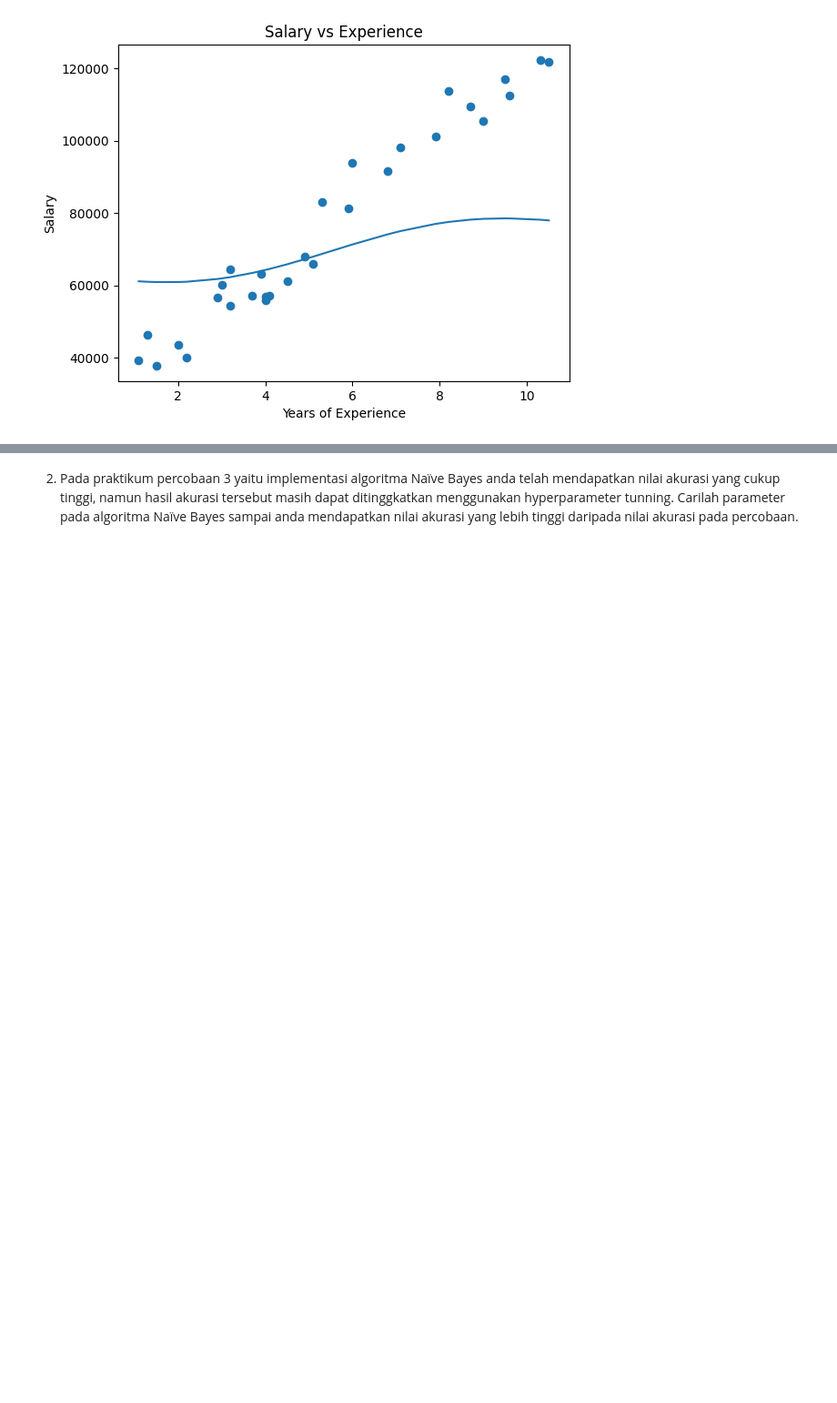
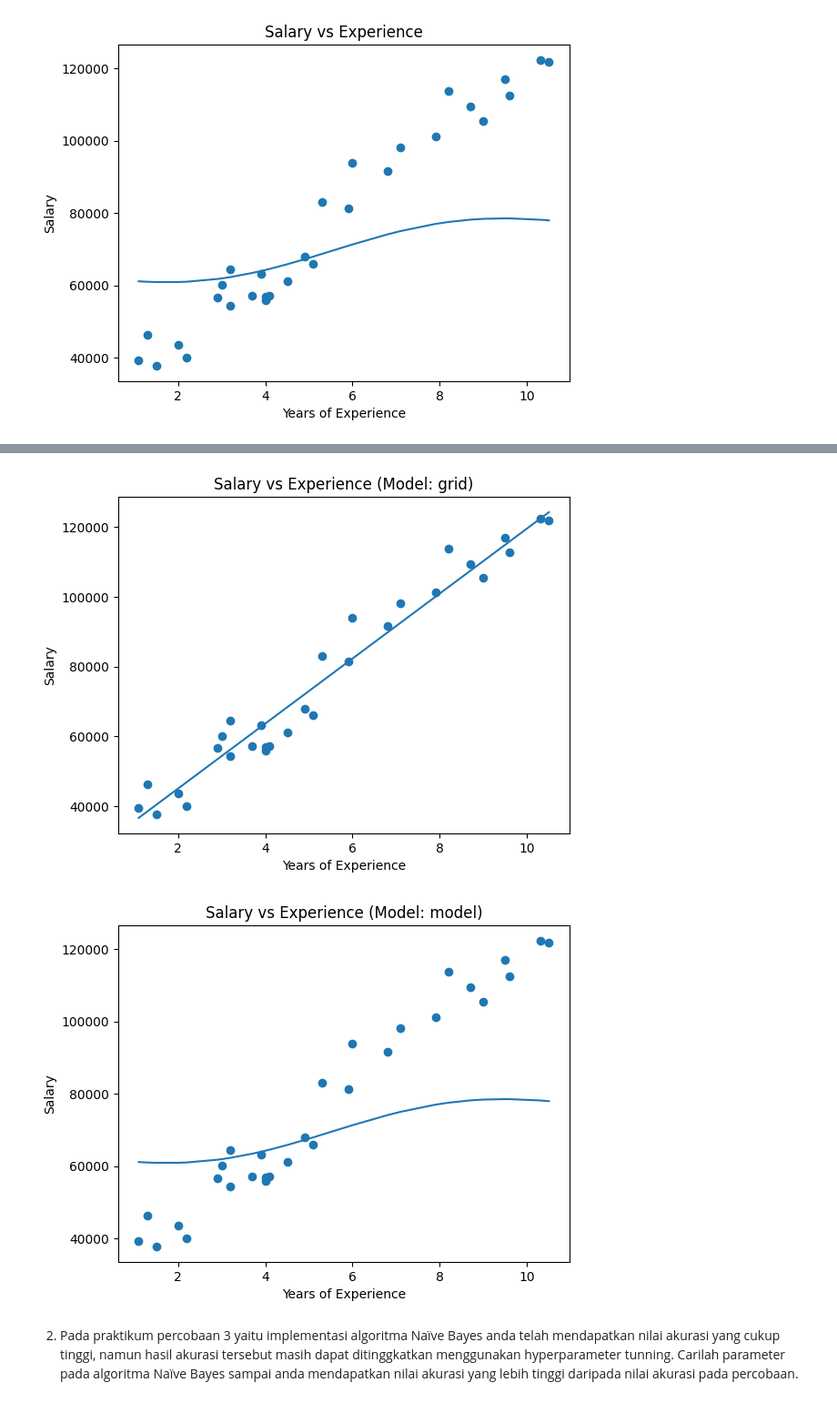
Before and after one commit to ImNotDanish05/2025_KC_TI-1A, a Jupyter notebook: P9_Jobsheet_Supervise Learning - SVM dan Naive Bayes.ipynb.ipynb, the cells around one changed output, grey strips where cells are left out. Shown at 91% size. Cells and saved outputs as stored; diff of their text form; code cells hidden in the pictures; blank space fills up the shorter version.

```diff
--- a/P9_Jobsheet_Supervise Learning - SVM dan Naive Bayes.ipynb.ipynb
+++ b/P9_Jobsheet_Supervise Learning - SVM dan Naive Bayes.ipynb.ipynb
@@ -267,7 +268,7 @@ from sklearn.model_selection import GridSearchCV
 
 # Parameter grid yang mau dicoba
 param_grid = {
-    'C': [0.1, 1, 10, 100, 1000, 10000],
+    'C': [0.1, 1, 10, 100, 1000, 1000],
     'gamma': [1, 0.5, 0.1, 0.05, 0.01, 0.005, 0.001, 0.0005, 0.0001],
     'kernel': ['rbf', 'linear']
 }
@@ -288,0 +500,2 @@ print("Accuracy on test set:", grid.score(X_test, y_test))
+# %%
+grid.fit(X,y)
@@ -289,3 +641,27 @@ print("Accuracy on test set:", grid.score(X_test, y_test))
+# %%
+import matplotlib.pyplot as plt
+
+# memvisualisasikan model
+# Grafik pertama
+plt.figure()
+plt.title("Salary vs Experience (Model: grid)")
+plt.xlabel("Years of Experience")
+plt.ylabel("Salary")
+plt.scatter(X, y)
+plt.plot(X, grid.predict(X))
+plt.show()
+
+# Grafik kedua
+plt.figure()
+plt.title("Salary vs Experience (Model: model)")
+plt.xlabel("Years of Experience")
+plt.ylabel("Salary")
+plt.scatter(X, y)
+plt.plot(X, model.predict(X))
+plt.show()
+# %% [output]
+[figure, added]
+[figure, added]
 # %% [markdown]
 2.	Pada praktikum percobaan 3 yaitu implementasi algoritma Naïve Bayes anda telah mendapatkan nilai akurasi yang cukup tinggi, namun hasil akurasi tersebut masih dapat ditinggkatkan menggunakan hyperparameter tunning. Carilah parameter pada algoritma Naïve Bayes sampai anda mendapatkan nilai akurasi yang lebih tinggi daripada nilai akurasi pada percobaan.
 # %%
```
Also changed, not shown: parts of 24 cells of this notebook.
